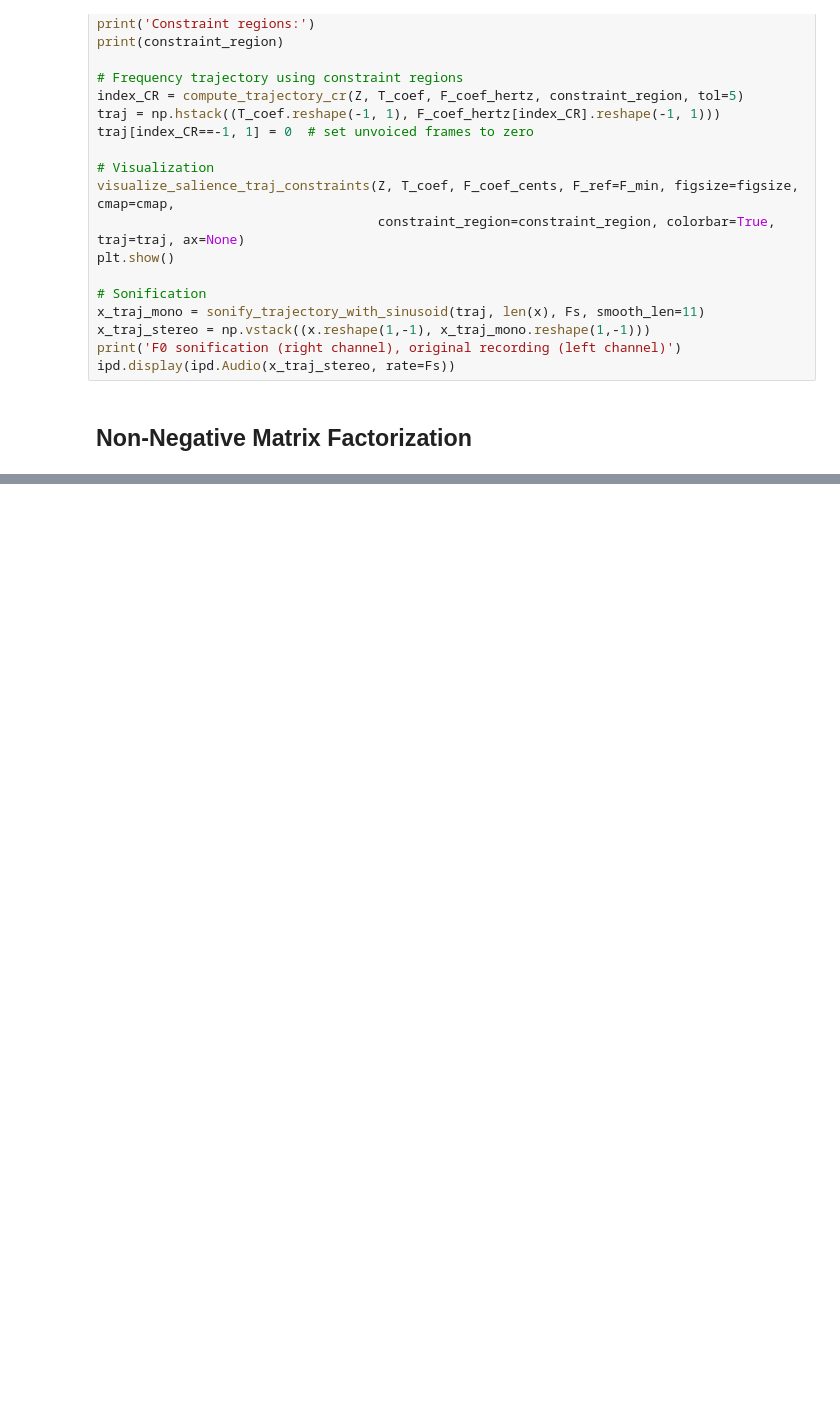
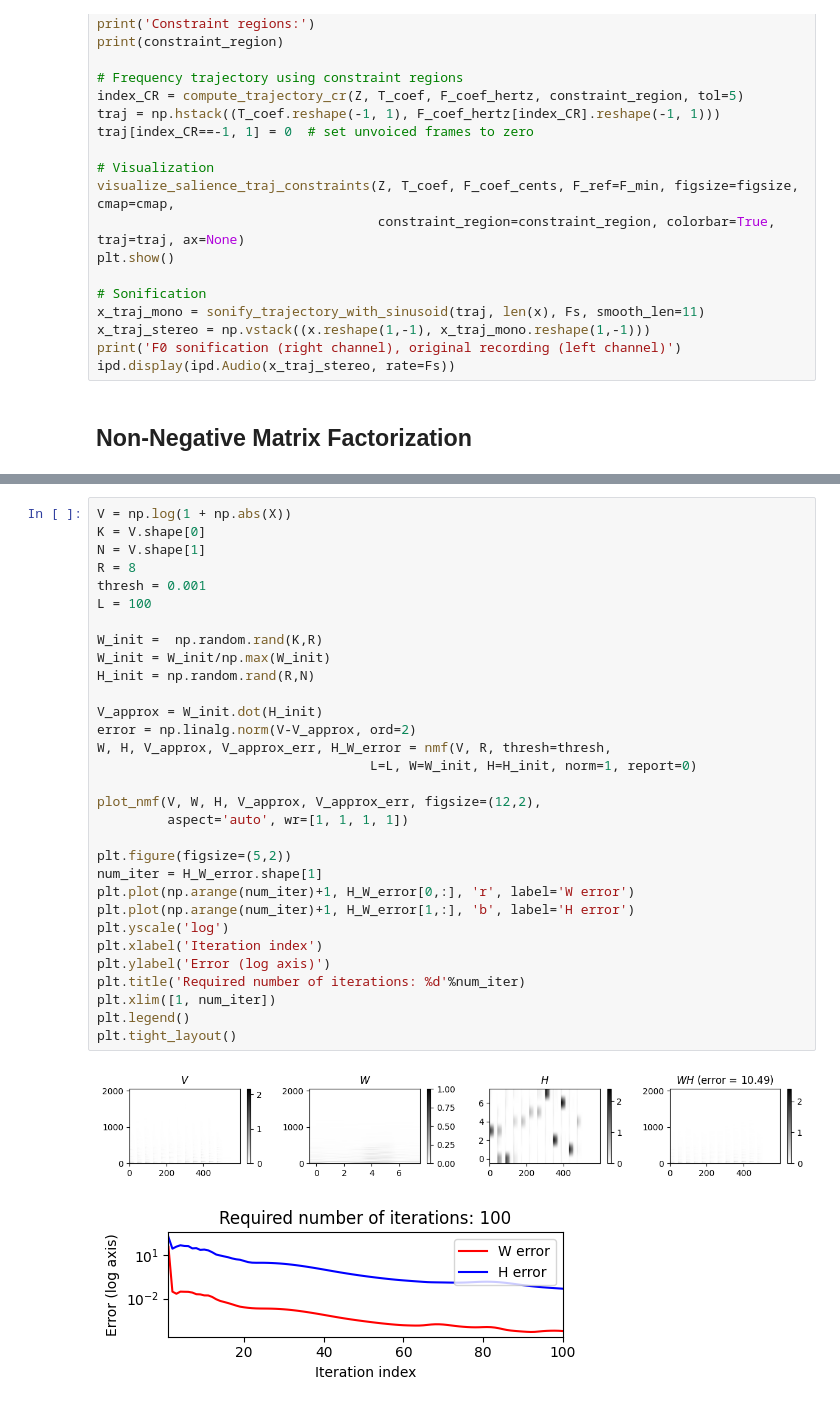
Before and after one commit to chefhaider/MPA_sitar, a Jupyter notebook: finale.ipynb, the cells around one changed output, grey strips where cells are left out. Cells and saved outputs as stored; diff of their text form; blank space fills up the shorter version.

```diff
--- a/finale.ipynb
+++ b/finale.ipynb
@@ -858,0 +1034,34 @@ ipd.display(ipd.Audio(x_traj_stereo, rate=Fs))
+# %%
+V = np.log(1 + np.abs(X))
+K = V.shape[0]
+N = V.shape[1]
+R = 8
+thresh = 0.001
+L = 100
+
+W_init =  np.random.rand(K,R)
+W_init = W_init/np.max(W_init)
+H_init = np.random.rand(R,N)
+
+V_approx = W_init.dot(H_init)
+error = np.linalg.norm(V-V_approx, ord=2)
+W, H, V_approx, V_approx_err, H_W_error = nmf(V, R, thresh=thresh,
+                                   L=L, W=W_init, H=H_init, norm=1, report=0)
+
+plot_nmf(V, W, H, V_approx, V_approx_err, figsize=(12,2),
+         aspect='auto', wr=[1, 1, 1, 1])
+
+plt.figure(figsize=(5,2))
+num_iter = H_W_error.shape[1]
+plt.plot(np.arange(num_iter)+1, H_W_error[0,:], 'r', label='W error')
+plt.plot(np.arange(num_iter)+1, H_W_error[1,:], 'b', label='H error')
+plt.yscale('log')
+plt.xlabel('Iteration index')
+plt.ylabel('Error (log axis)')
+plt.title('Required number of iterations: %d'%num_iter)
+plt.xlim([1, num_iter])
+plt.legend()
+plt.tight_layout()
+# %% [output]
+[figure, added]
+[figure, added]
```
Also changed, not shown: parts of 5 cells of this notebook.
